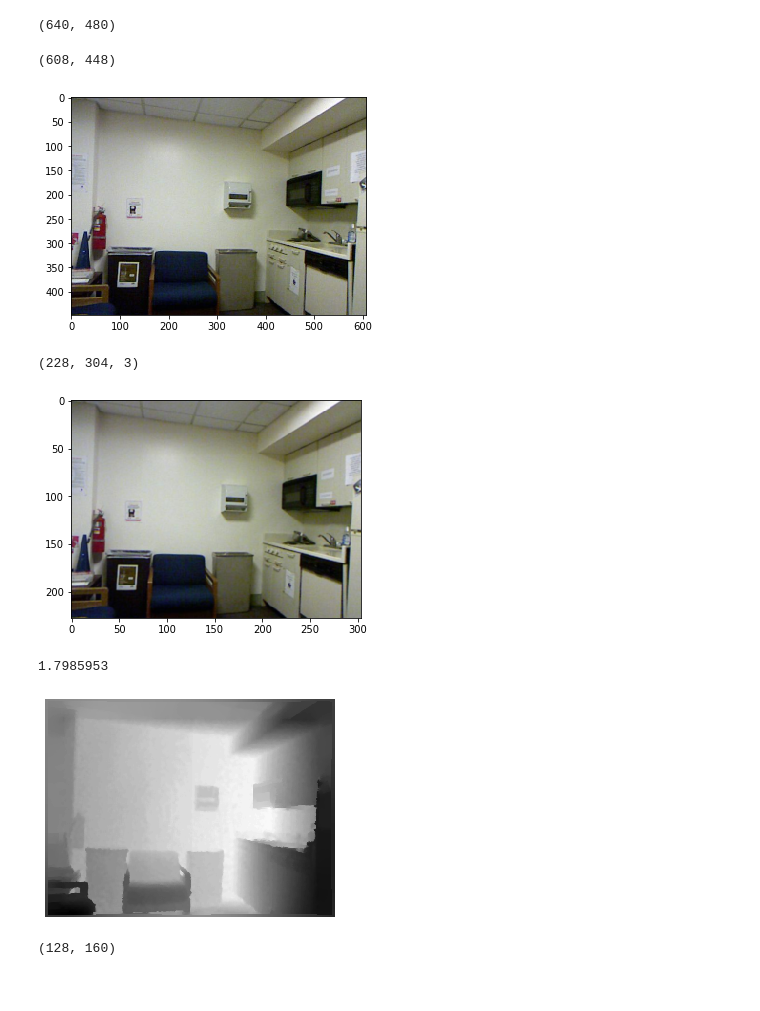
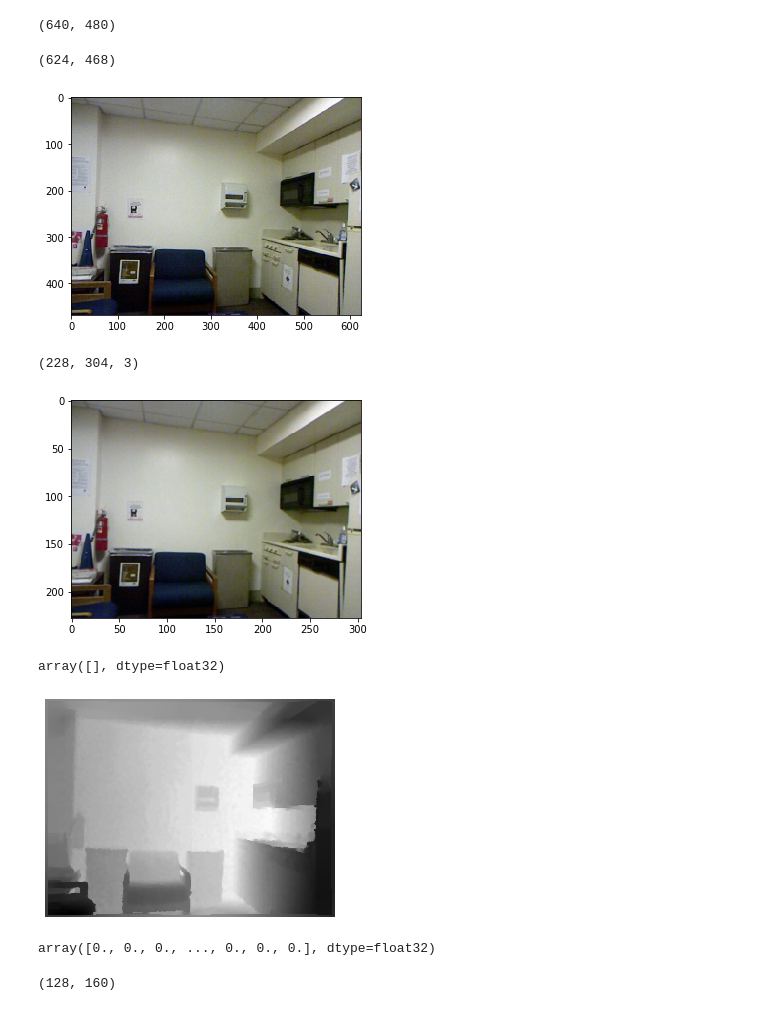
Before and after one commit to JeshDev/FCRN-DepthPrediction, a Jupyter notebook: Pre-processing.ipynb, the cells around one changed output. Saved outputs shown, nothing was run; the diff lists cells and outputs as text; code cells hidden in the pictures.

```diff
--- a/Pre-processing.ipynb
+++ b/Pre-processing.ipynb
@@ -39,16 +50,14 @@ img__.size
 # %% [output]
 (640, 480)
 # %%
-from PIL import ImageOps
-
-border = (16, 16, 16, 16) # left, up, right, bottom
+border = (8, 6, 8, 6) # left, up, right, bottom
 cropped_img = ImageOps.crop(img__, border)
 
 plt.imshow(np.asarray(cropped_img))
 cropped_img.size
 # %% [output]
-(608, 448)
+(624, 468)
-[figure, old version]
+[figure, new version]
 # %%
 resized_img = cropped_img.resize((304, 228), Image.BILINEAR)
 plt.imshow(np.asarray(resized_img))
@@ -56,7 +65,7 @@ resized_img.size
 np.asarray(resized_img).shape
 # %% [output]
 (228, 304, 3)
-[figure, old version]
+[figure, new version]
 # %%
 # read corresponding depth (aligned to the image, in-painted) of size [640 x 480], float64
 depth = f['depths'][0].T
@@ -66,10 +75,19 @@ plt.axis('off')
 
 dp = f['depths']
 np.asarray(depth)[np.asarray(depth)< 0.3]
-np.asarray(depth).min()
+#np.asarray(depth).shape
+#np.max(np.asarray(depth))
 # %% [output]
-1.7985953
+array([], dtype=float32)
 [figure]
+# %%
+dpth_arr = np.asarray(depth)
+np.min(dpth_arr)
+dpth_arr[dpth_arr< 2.0]
+dpth_arr[dpth_arr< 2.0] = 0.0
+dpth_arr[dpth_arr< 2.0]
+# %% [output]
+array([0., 0., 0., ..., 0., 0., 0.], dtype=float32)
 # %%
 dpth = Image.fromarray(depth.astype(np.float64))
 resized_dpth = dpth.resize((160, 128), Image.NEAREST)
```
Also changed, not shown: parts of 28 cells of this notebook, 9 other files.
